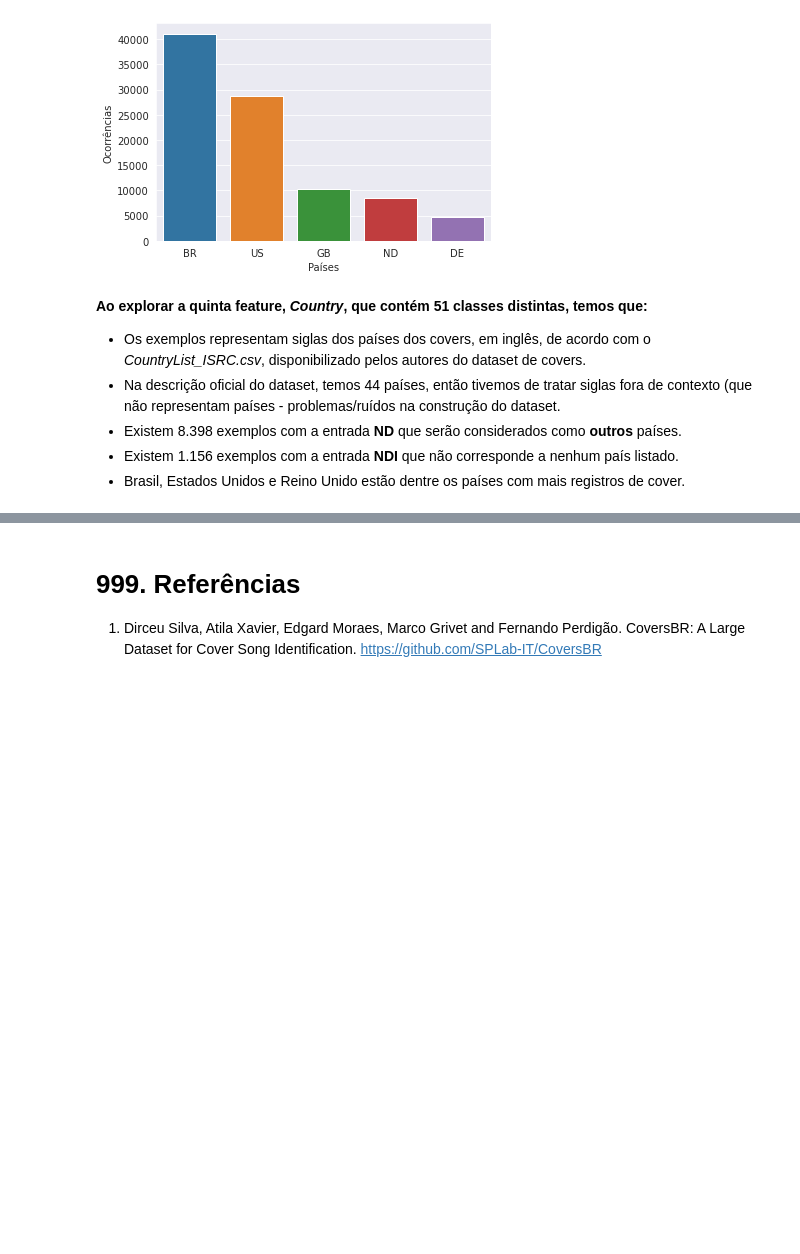
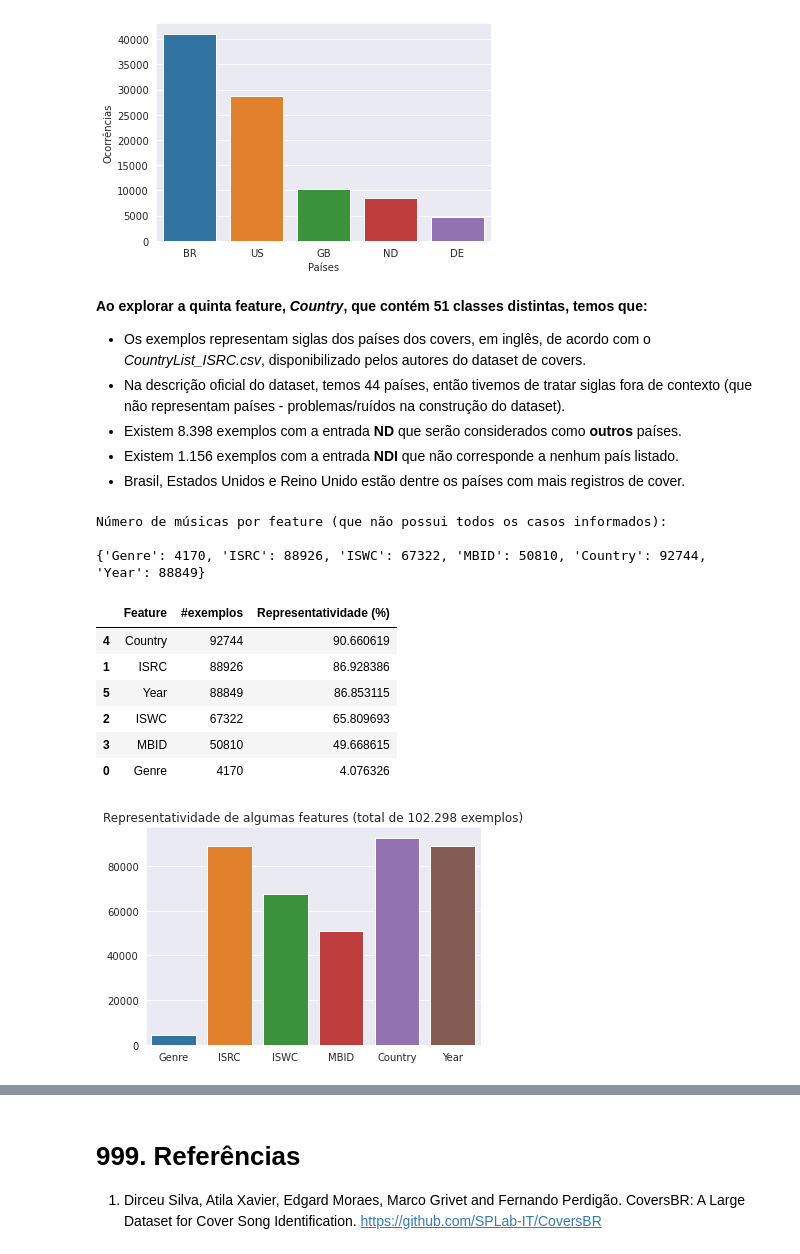
Before and after one commit to Andygrammer/CoverSongIdentification, a Jupyter notebook: CoverSongIdentification.ipynb, the cells around one changed output, grey strips where cells are left out. Saved outputs shown, nothing was run; the diff lists cells and outputs as text; code cells hidden in the pictures; blank space fills up the shorter version.

```diff
--- a/CoverSongIdentification.ipynb
+++ b/CoverSongIdentification.ipynb
@@ -270,7 +312,71 @@ countries_TOP_5_plot = sns.barplot(x='Países', y='Ocorrências', data=countries
 **Ao explorar a quinta feature, *Country*, que contém 51 classes distintas, temos que:**
 
 - Os exemplos representam siglas dos países dos covers, em inglês, de acordo com o *CountryList_ISRC.csv*, disponibilizado pelos autores do dataset de covers.
-- Na descrição oficial do dataset, temos 44 países, então tivemos de tratar siglas fora de contexto (que não representam países - problemas/ruídos na construção do dataset.
+- Na descrição oficial do dataset, temos 44 países, então tivemos de tratar siglas fora de contexto (que não representam países - problemas/ruídos na construção do dataset).
 - Existem 8.398 exemplos com a entrada **ND** que serão considerados como **outros** países.
 - Existem 1.156 exemplos com a entrada **NDI** que não corresponde a nenhum país listado.
 - Brasil, Estados Unidos e Reino Unido estão dentre os países com mais registros de cover.
+# %%
+# aggregate some data: count another occurrences (non ND, NaN, values)
+dict_ocurr = {}
+
+# songs by Genre_ECAD
+songs_by_genre = data['Genre_ECAD'][data['Genre_ECAD'] != 'ND'].count()
+dict_ocurr['Genre'] = songs_by_genre
+
+# songs by ISRC
+songs_by_ISRC = data['ISRC'][data['ISRC'] != 'ND'].count()
+dict_ocurr['ISRC'] = songs_by_ISRC
+
+# songs by ISWC
+songs_by_ISWC = data['ISWC'][data['ISWC'] != 'ND'].count()
+dict_ocurr['ISWC'] = songs_by_ISWC
+
+# songs by MBID
+songs_by_MBID = data['MBID'][data['MBID'] != 'ND'].count()
+dict_ocurr['MBID'] = songs_by_MBID
+
+# songs by Country
+songs_by_country = data['Country'][data['Country'] == 'NDI'].count()
+songs_by_country = songs_by_country + data['Country'][data['Country'] == 'ND'].count()
+dict_ocurr['Country'] = data['Country'].count() - songs_by_country
+
+# songs by Year
+songs_by_year = data['Year'].count()
+dict_ocurr['Year'] = songs_by_year
+
+print('Número de músicas por feature (que não possui todos os casos informados):')
+print()
+print(dict_ocurr)
+
+# plot feature representativeness
+features_representativeness_plot_x = list(dict_ocurr.keys())
+features_representativeness_plot_y = list(dict_ocurr.values())
+
+ocurr_data = pd.DataFrame(features_representativeness_plot_x,columns=['#Songs'])
+ocurr_data['Occurrences'] = features_representativeness_plot_y
+
+features_representativeness_plot = sns.barplot(x=features_representativeness_plot_x,
+                                                y=features_representativeness_plot_y,
+                                                data=ocurr_data).set_title('Representatividade de algumas features (total de 102.298 exemplos)')
+
+# print features ratio
+ratio_list = [ratio / data.shape[0] * 100 for ratio in features_representativeness_plot_y]
+
+ratio_dataframe = pd.DataFrame(features_representativeness_plot_x,columns=['Feature'])
+ratio_dataframe['#exemplos'] = features_representativeness_plot_y
+ratio_dataframe['Representatividade (%)'] = ratio_list
+ratio_dataframe = ratio_dataframe.sort_values('Representatividade (%)', ascending=False)
+ratio_dataframe
+# %% [output]
+Número de músicas por feature (que não possui todos os casos informados):
+
+{'Genre': 4170, 'ISRC': 88926, 'ISWC': 67322, 'MBID': 50810, 'Country': 92744, 'Year': 88849}
+|  | Feature | #exemplos | Representatividade (%) |
+| 4 | Country | 92744 | 90.660619 |
+| 1 | ISRC | 88926 | 86.928386 |
+| 5 | Year | 88849 | 86.853115 |
+| 2 | ISWC | 67322 | 65.809693 |
+| 3 | MBID | 50810 | 49.668615 |
+| 0 | Genre | 4170 | 4.076326 |
+[figure, added]
```
Also changed, not shown: parts of 21 cells of this notebook.
